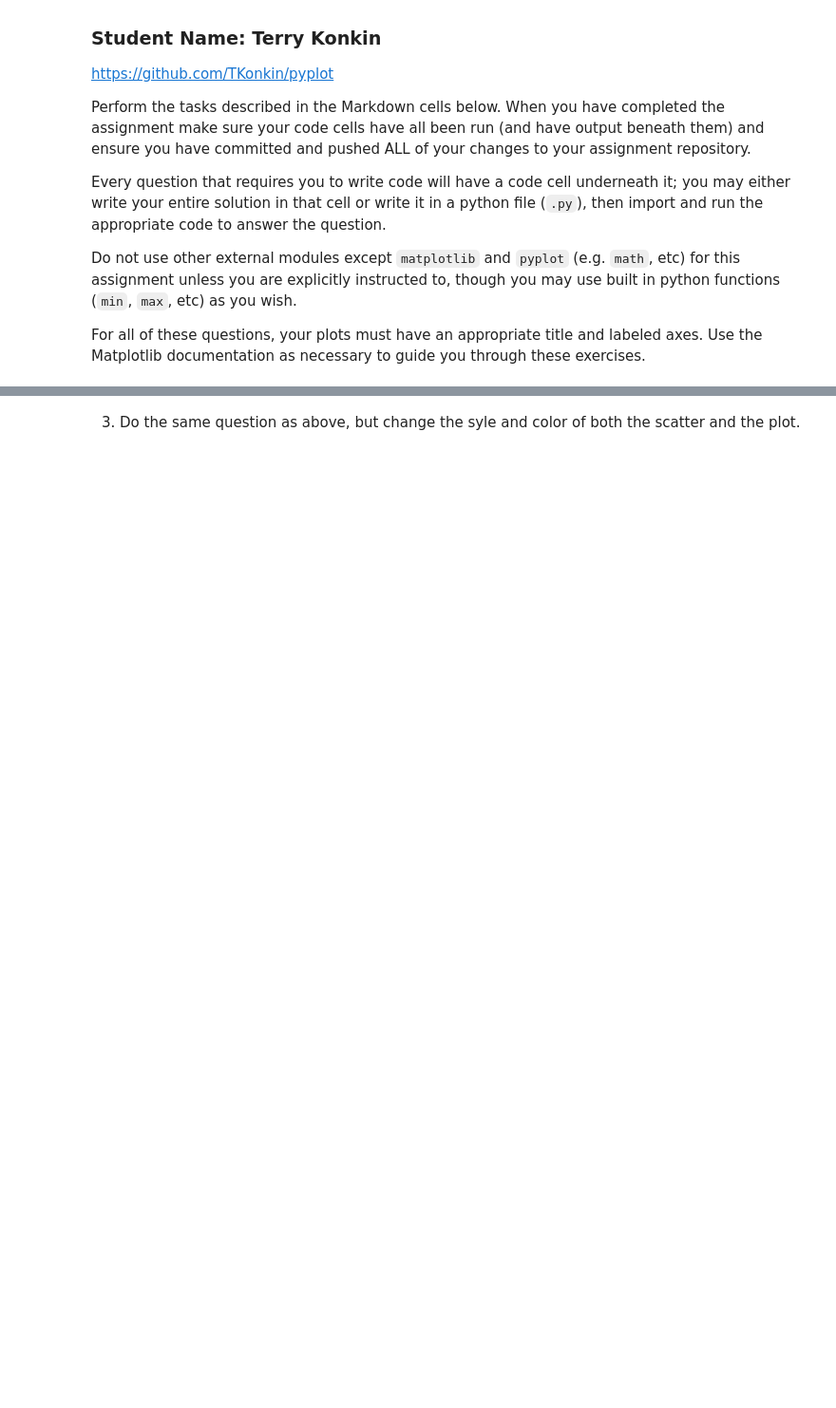
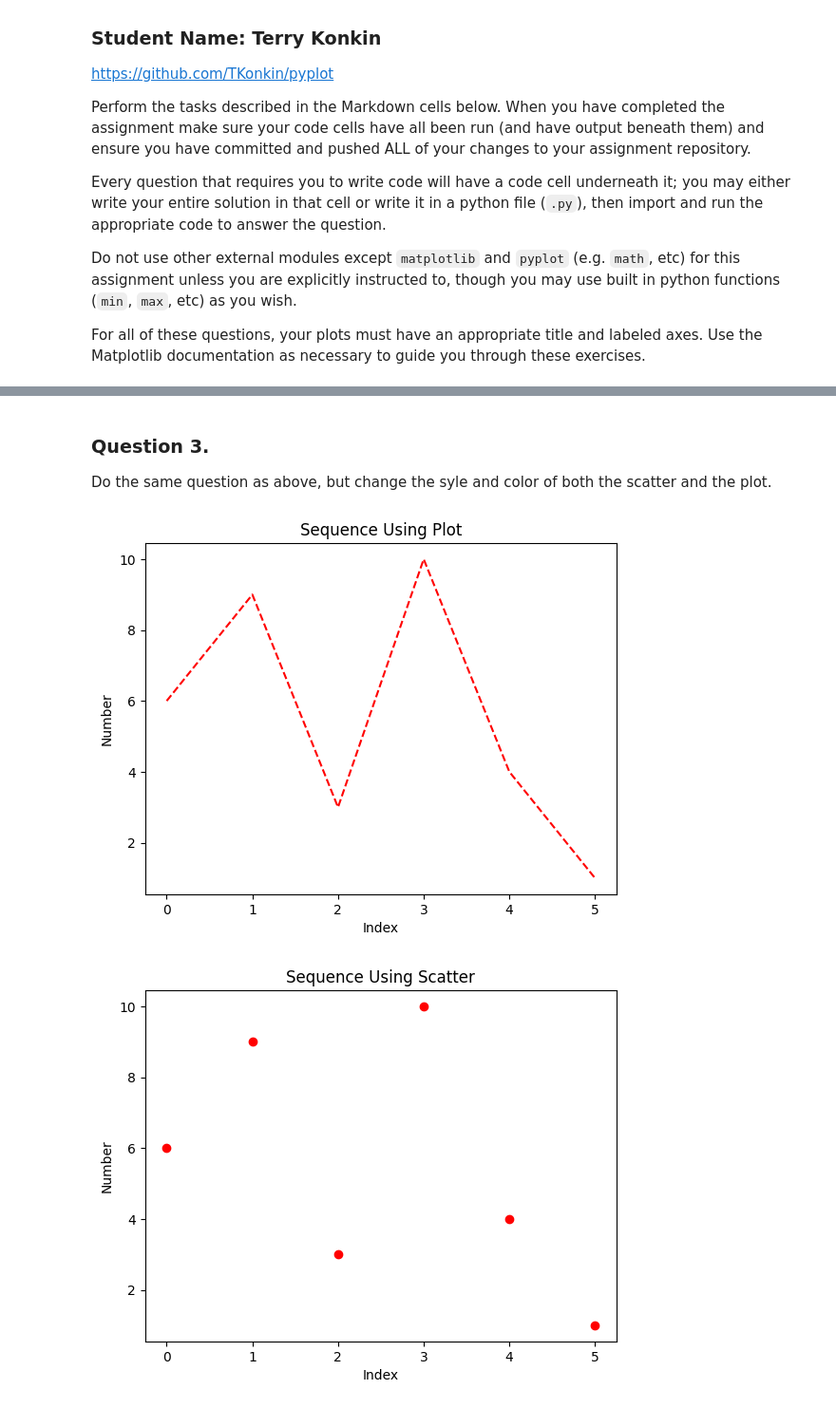
Before and after one commit to TKonkin/pyplot, a Jupyter notebook: pyplot.ipynb, the cells around one changed output, grey strips where cells are left out. Shown: that part at 95% size. Saved outputs shown, nothing was run; the diff lists cells and outputs as text; code cells hidden in the pictures; blank space fills up the shorter version.

```diff
--- a/pyplot.ipynb
+++ b/pyplot.ipynb
@@ -65,3 +95,19 @@ letter_freq = dict(Counter(TEXT))
 # %% [markdown]
-3. Do the same question as above, but change the syle and color of both the scatter and the plot.
+### Question 3.
+Do the same question as above, but change the syle and color of both the scatter and the plot.
+# %%
+plt.title('Sequence Using Plot')
+plt.xlabel('Index')
+plt.ylabel('Number')
+plt.plot([6, 9, 3, 10, 4, 1], 'r--')
+plt.show()
+
+plt.title('Sequence Using Scatter')
+plt.xlabel('Index')
+plt.ylabel('Number')
+plt.scatter([0, 1, 2, 3, 4, 5], [6, 9, 3, 10, 4, 1], color = 'red', marker = 'o')
+plt.show()
+# %% [output]
+[figure, added]
+[figure, added]
 # %% [markdown]
```
Also changed, not shown: parts of 8 cells of this notebook.
